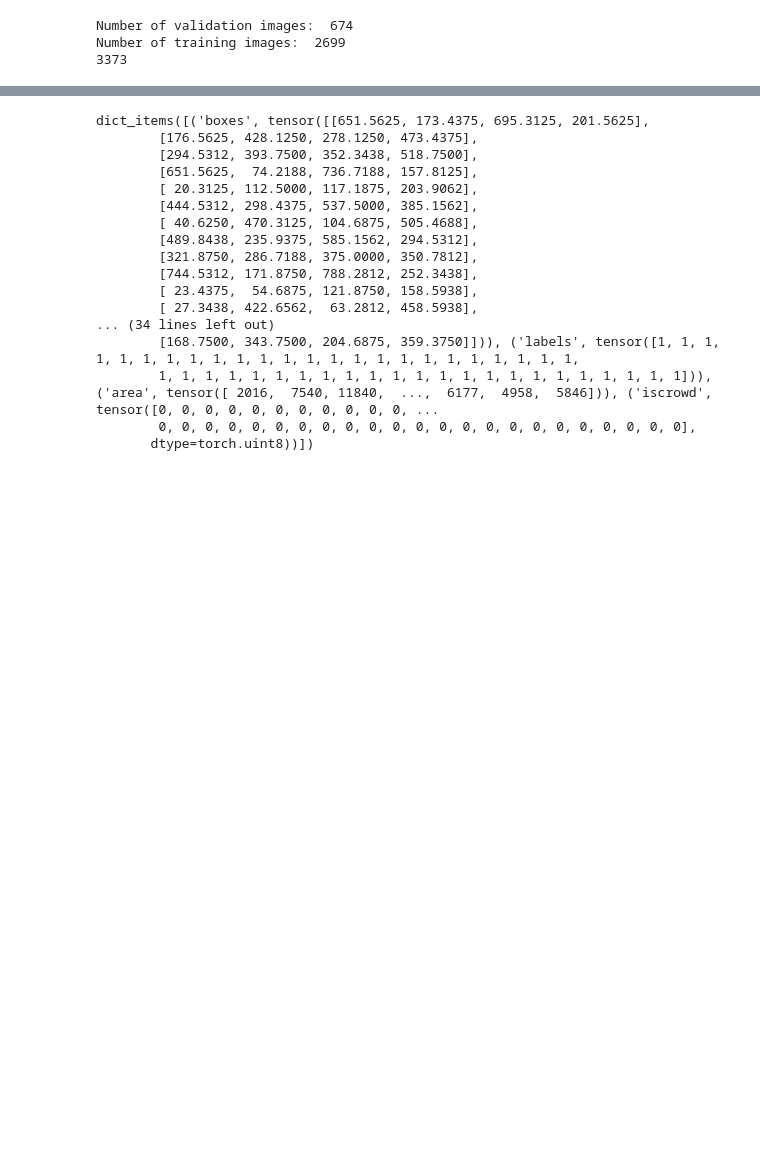
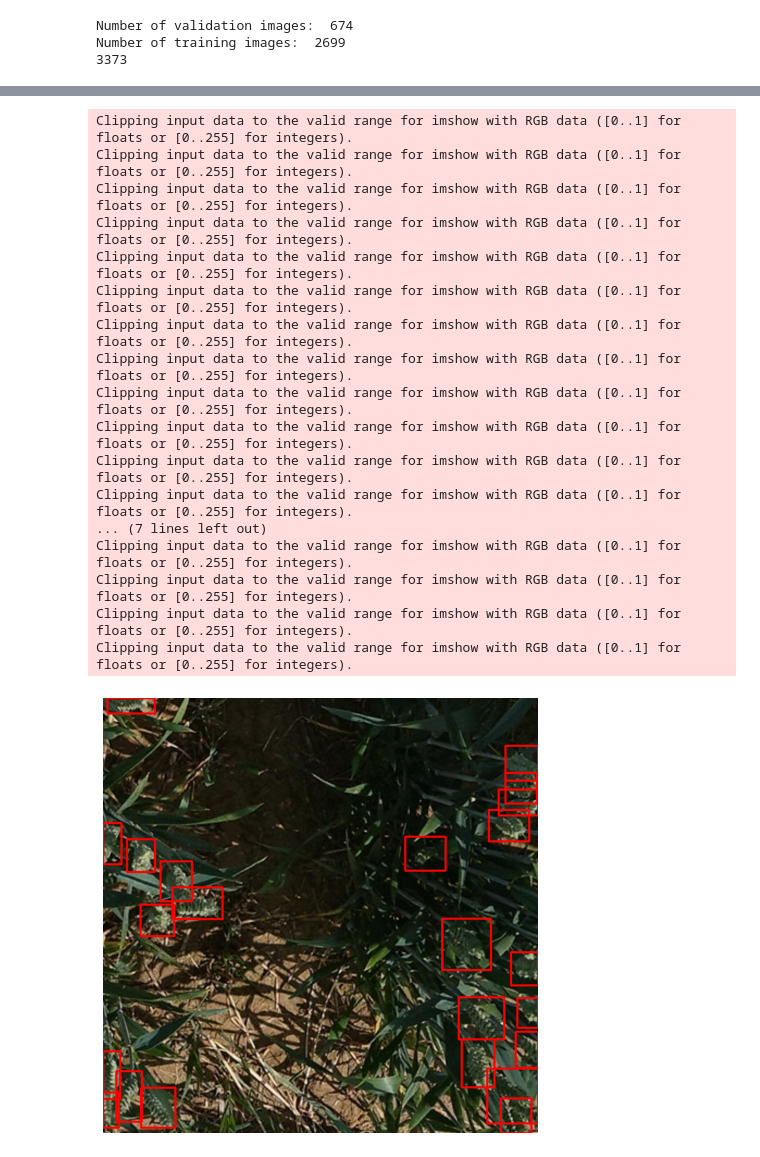
Before and after one commit to comojin1994/Deep_Learning_Study, a Jupyter notebook: Kaggle/Global_Wheat_Detection/Global_Wheat_Detection_FasterRCNN_resnet50fpn.ipynb, the cells around one changed output, grey strips where cells are left out. Cells and saved outputs as stored; diff of their text form; code cells hidden in the pictures; blank space fills up the shorter version.

Commit message:
Add baseline code of FasterRCNN with resnet50fpn

```diff
--- a/Kaggle/Global_Wheat_Detection/Global_Wheat_Detection_FasterRCNN_resnet50fpn.ipynb
+++ b/Kaggle/Global_Wheat_Detection/Global_Wheat_Detection_FasterRCNN_resnet50fpn.ipynb
@@ -376,20 +393,0 @@ images, targets, image_id = next(iter(train_dataloader))
-# %%
-targets[0].items()
-# %% [output]
-dict_items([('boxes', tensor([[651.5625, 173.4375, 695.3125, 201.5625],
-        [176.5625, 428.1250, 278.1250, 473.4375],
-        [294.5312, 393.7500, 352.3438, 518.7500],
-        [651.5625,  74.2188, 736.7188, 157.8125],
-        [ 20.3125, 112.5000, 117.1875, 203.9062],
-        [444.5312, 298.4375, 537.5000, 385.1562],
-        [ 40.6250, 470.3125, 104.6875, 505.4688],
-        [489.8438, 235.9375, 585.1562, 294.5312],
-        [321.8750, 286.7188, 375.0000, 350.7812],
-        [744.5312, 171.8750, 788.2812, 252.3438],
-        [ 23.4375,  54.6875, 121.8750, 158.5938],
-        [ 27.3438, 422.6562,  63.2812, 458.5938],
-... (34 lines left out)
-        [168.7500, 343.7500, 204.6875, 359.3750]])), ('labels', tensor([1, 1, 1, 1, 1, 1, 1, 1, 1, 1, 1, 1, 1, 1, 1, 1, 1, 1, 1, 1, 1, 1, 1, 1,
-        1, 1, 1, 1, 1, 1, 1, 1, 1, 1, 1, 1, 1, 1, 1, 1, 1, 1, 1, 1, 1, 1, 1])), ('area', tensor([ 2016,  7540, 11840,  ...,  6177,  4958,  5846])), ('iscrowd', tensor([0, 0, 0, 0, 0, 0, 0, 0, 0, 0, 0, ...
-        0, 0, 0, 0, 0, 0, 0, 0, 0, 0, 0, 0, 0, 0, 0, 0, 0, 0, 0, 0, 0, 0, 0],
-       dtype=torch.uint8))])
@@ -395,0 +396,4 @@ dict_items([('boxes', tensor([[651.5625, 173.4375, 695.3125, 201.5625],
+# %%
+path_trained_weight = '../input/fasterrcnn/customtrained_fasterrcnn_resnet50_fpn.pth'
+num_classes = 2
+trained_model = get_instance_objectdetection_model(num_classes, path_trained_weight)
@@ -395,0 +402,37 @@ dict_items([('boxes', tensor([[651.5625, 173.4375, 695.3125, 201.5625],
+# %%
+trained_model.eval()
+trained_model.to(device)
+
+images, targets, image_ids = next(iter(val_dataloader))
+
+images = list(image.to(device, dtype=torch.float) for image in images)
+targets = [{k: v.to(device) for k, v in t.items()} for t in targets]
+
+boxes = targets[2]['boxes'].cpu().numpy().astype(np.int32)
+sample = images[2].permute(1, 2, 0).cpu().numpy()
+
+fig, ax = plt.subplots(1, 1, figsize=(16, 8))
+
+for box in boxes:
+  cv2.rectangle(sample, (box[0], box[1]), (box[2], box[3]), (255, 0, 0), 3)
+  ax.set_axis_off()
+  ax.imshow(sample)
+# %% [output]
+Clipping input data to the valid range for imshow with RGB data ([0..1] for floats or [0..255] for integers).
+Clipping input data to the valid range for imshow with RGB data ([0..1] for floats or [0..255] for integers).
+Clipping input data to the valid range for imshow with RGB data ([0..1] for floats or [0..255] for integers).
+Clipping input data to the valid range for imshow with RGB data ([0..1] for floats or [0..255] for integers).
+Clipping input data to the valid range for imshow with RGB data ([0..1] for floats or [0..255] for integers).
+Clipping input data to the valid range for imshow with RGB data ([0..1] for floats or [0..255] for integers).
+Clipping input data to the valid range for imshow with RGB data ([0..1] for floats or [0..255] for integers).
+Clipping input data to the valid range for imshow with RGB data ([0..1] for floats or [0..255] for integers).
+Clipping input data to the valid range for imshow with RGB data ([0..1] for floats or [0..255] for integers).
+Clipping input data to the valid range for imshow with RGB data ([0..1] for floats or [0..255] for integers).
+Clipping input data to the valid range for imshow with RGB data ([0..1] for floats or [0..255] for integers).
+Clipping input data to the valid range for imshow with RGB data ([0..1] for floats or [0..255] for integers).
+... (7 lines left out)
+Clipping input data to the valid range for imshow with RGB data ([0..1] for floats or [0..255] for integers).
+Clipping input data to the valid range for imshow with RGB data ([0..1] for floats or [0..255] for integers).
+Clipping input data to the valid range for imshow with RGB data ([0..1] for floats or [0..255] for integers).
+Clipping input data to the valid range for imshow with RGB data ([0..1] for floats or [0..255] for integers).
+[figure, added]
```
Also changed, not shown: parts of 28 cells of this notebook.
